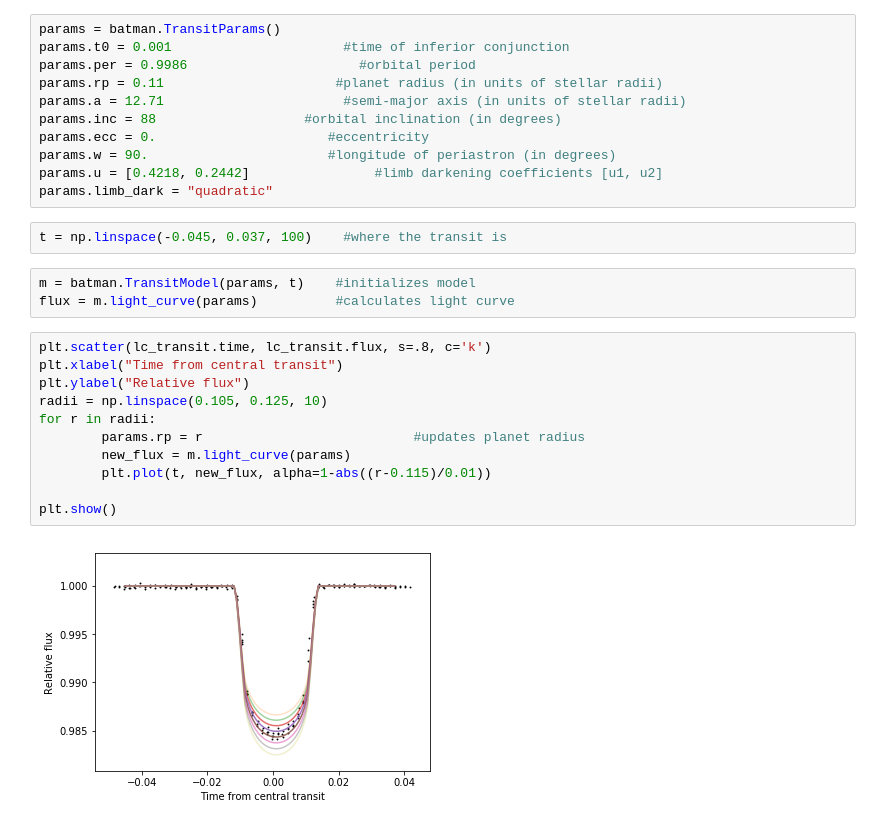
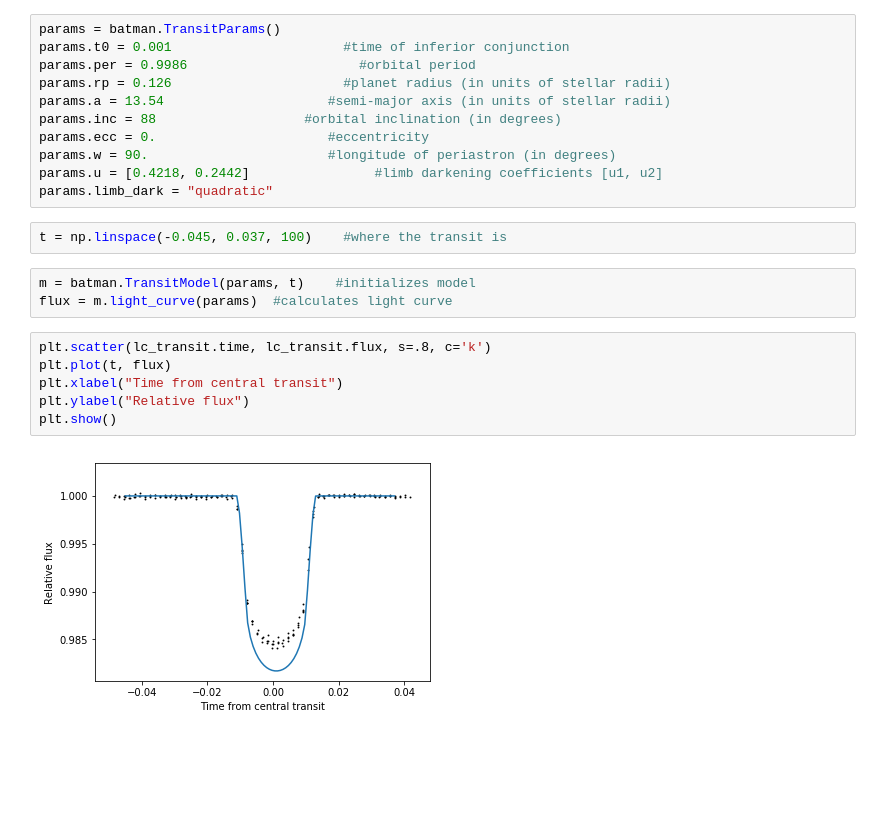
Before and after one commit to PierricJoulot/Astronomy, a Jupyter notebook: Lightcurves/EPIC228735255/EPIC228735255+batman-package.ipynb, the cells around one changed output. Saved outputs shown, nothing was run; the diff lists cells and outputs as text; blank space fills up the shorter version.

```diff
--- a/Lightcurves/EPIC228735255/EPIC228735255+batman-package.ipynb
+++ b/Lightcurves/EPIC228735255/EPIC228735255+batman-package.ipynb
@@ -175,8 +175,8 @@ import batman
 params = batman.TransitParams()
 params.t0 = 0.001                      #time of inferior conjunction
 params.per = 0.9986                      #orbital period
-params.rp = 0.11                      #planet radius (in units of stellar radii)
-params.a = 12.71                       #semi-major axis (in units of stellar radii)
+params.rp = 0.126                      #planet radius (in units of stellar radii)
+params.a = 13.54                     #semi-major axis (in units of stellar radii)
 params.inc = 88                   #orbital inclination (in degrees)
 params.ecc = 0.                      #eccentricity
 params.w = 90.                       #longitude of periastron (in degrees)
@@ -186,17 +186,12 @@ params.limb_dark = "quadratic"
 t = np.linspace(-0.045, 0.037, 100)    #where the transit is
 # %%
 m = batman.TransitModel(params, t)    #initializes model
-flux = m.light_curve(params)          #calculates light curve
+flux = m.light_curve(params)  #calculates light curve
 # %%
 plt.scatter(lc_transit.time, lc_transit.flux, s=.8, c='k')
+plt.plot(t, flux)
 plt.xlabel("Time from central transit")
 plt.ylabel("Relative flux")
-radii = np.linspace(0.105, 0.125, 10)
-for r in radii:
-        params.rp = r                           #updates planet radius
-        new_flux = m.light_curve(params)
-        plt.plot(t, new_flux, alpha=1-abs((r-0.115)/0.01))
-
 plt.show()
 # %% [output]
-[figure, old version]
+[figure, new version]
```
Also changed, not shown: parts of 7 cells of this notebook.
